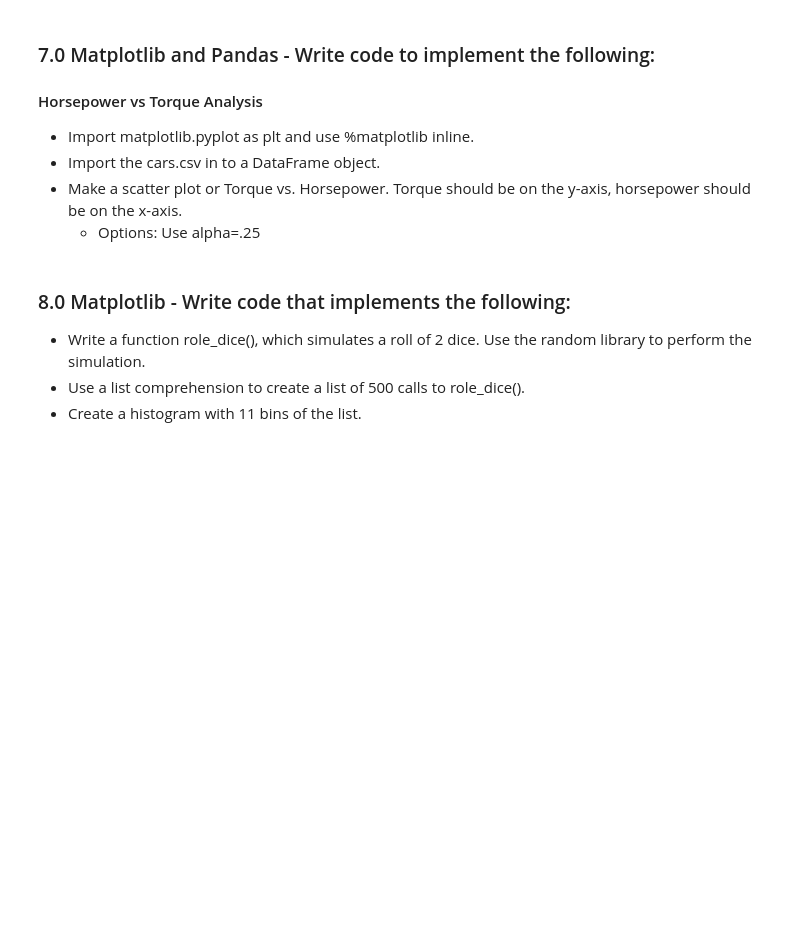
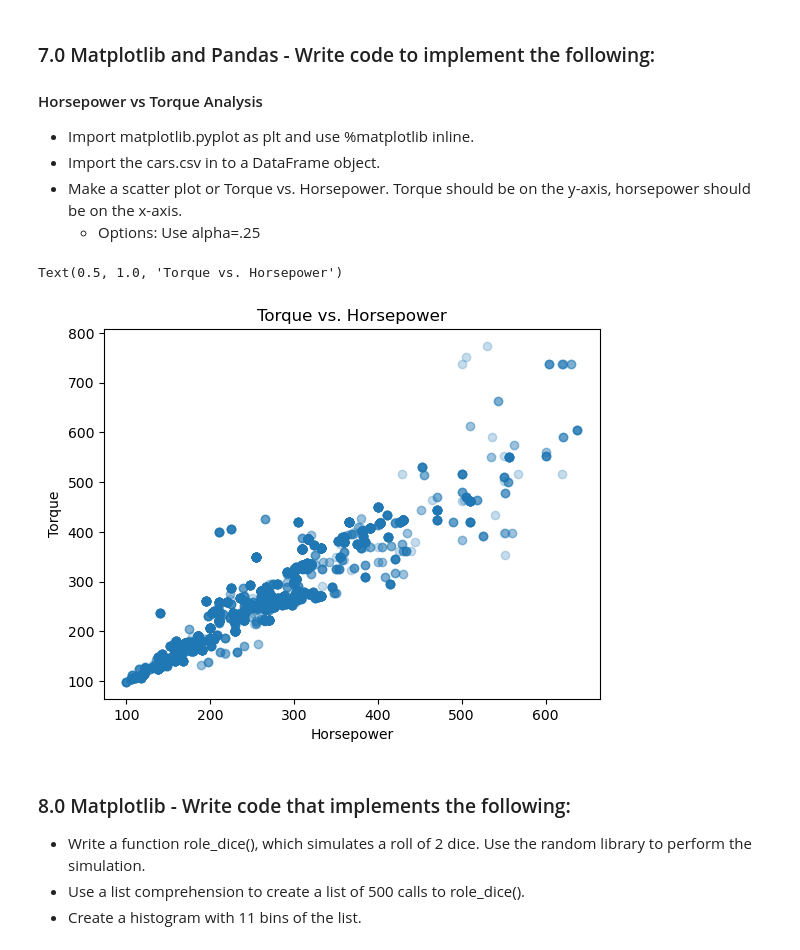
Before and after one commit to Ezequiel-Valencia/grad-5100, a Jupyter notebook: HW 3/assignment_01_python_fundamentals.ipynb, the cells around one changed output. Drawn from its saved outputs; the diff is of its cells as text; code cells hidden in the pictures; blank space fills up the shorter version.

```diff
--- a/HW 3/assignment_01_python_fundamentals.ipynb
+++ b/HW 3/assignment_01_python_fundamentals.ipynb
@@ -84,3 +206,13 @@ You are 24 years == 8760 days == 210240 hours == 12614400 seconds old.
+# %%
+cars_df = pd.read_csv("files/cars.csv")
+# %%
+plt.scatter(x=cars_df['Horsepower'], y=cars_df['Torque'], alpha=0.25)
+plt.xlabel("Horsepower")
+plt.ylabel("Torque")
+plt.title("Torque vs. Horsepower")
+# %% [output]
+Text(0.5, 1.0, 'Torque vs. Horsepower')
+[figure, added]
 # %% [markdown]
 ### 8.0 Matplotlib - Write code that implements the following:
 - Write a function role_dice(), which simulates a roll of 2 dice.  Use the random library to perform the simulation.
```
Also changed, not shown: parts of 16 cells of this notebook, 3 other files.
